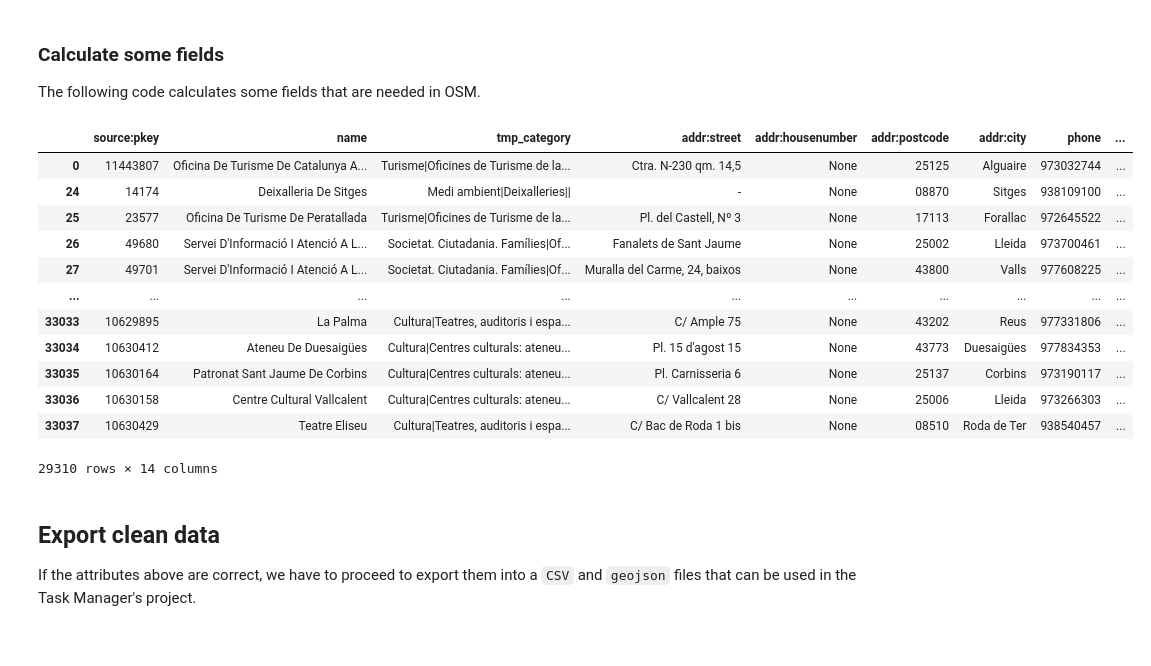
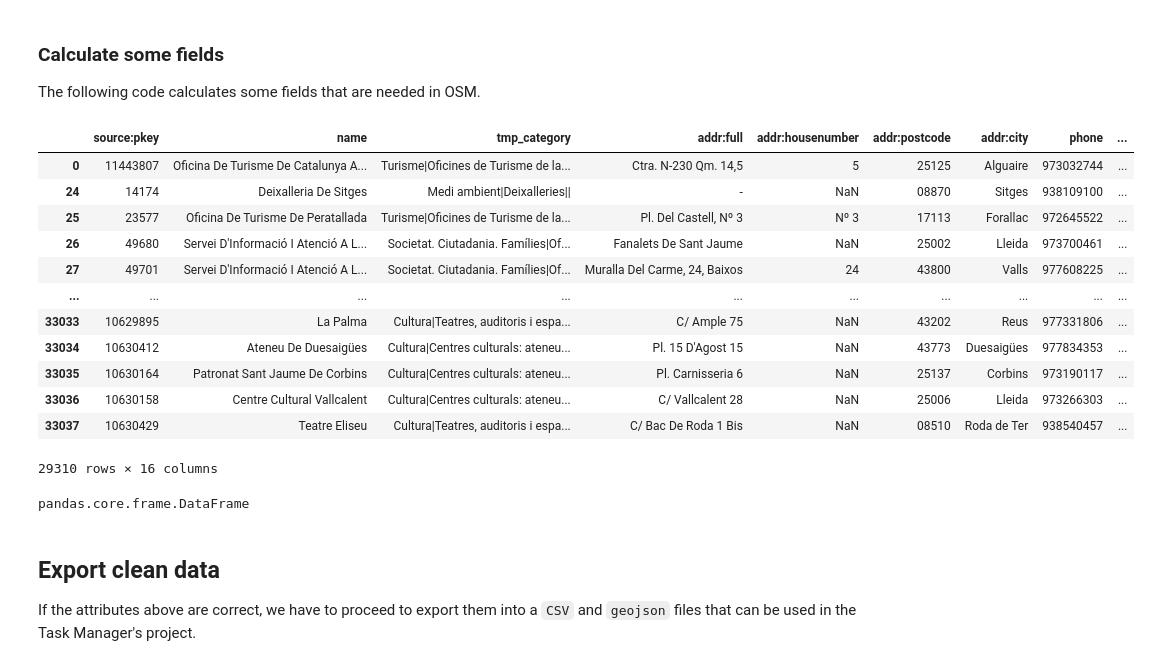
Before and after one commit to ccamara/osm_imports_preparations, a Jupyter notebook: imports/2020_03_equipaments_catalunya/equipaments_cat.ipynb, the cells around one changed output. Cells and saved outputs as stored; diff of their text form; code cells hidden in the pictures.

```diff
--- a/imports/2020_03_equipaments_catalunya/equipaments_cat.ipynb
+++ b/imports/2020_03_equipaments_catalunya/equipaments_cat.ipynb
@@ -110,43 +110,54 @@ The following code calculates some fields that are needed in OSM.
 # %%
 # Fix uppercase.
 gdf['name'] = gdf['name'].str.title()
-gdf['addr:street'] = gdf['addr:street'].str.title()
+
+# Addresses' cleanup.
+gdf['addr:full'] = gdf['addr:full'].str.title()
+# Split address.
+gdf['addr:street'], gdf['addr:housenumber'], gdf['addr:unit'] = gdf['addr:full'].str.split(',', 2).str
+gdf['addr:street'].replace({'C/': 'Carrer'}, inplace=True, regex=True)
+gdf['addr:street'].replace({'Ctra.': 'Carretera'}, inplace=True, regex=True)
+gdf['addr:street'].replace({'Pl.': 'Plaça'}, inplace=True, regex=True)
+gdf['addr:housenumber'] = gdf['addr:housenumber'].replace(regex = 'S/N', value = '')
 
 # Filter out entries without category
 gdf = gdf.dropna(subset=['tmp_category'])
 
 # Remove pharmacies, because they have already been imported
 gdf = gdf[gdf.tmp_category != 'Salut|Farmàcies||']
 
 # Create amenity column according to `CATEGORIA`
 # Health
 gdf.loc[gdf.tmp_category.str.contains("Centres d'atenció primària"), 'amenity' ] = 'clinic'
 gdf.loc[gdf.tmp_category.str.contains("Centres amb atenció continuada"), 'amenity' ] = 'clinic'
 gdf.loc[gdf.tmp_category.str.contains("Centres amb atenció continuada"), 'emergency' ] = 'yes'
 #gdf.loc[gdf.tmp_category.str.contains('Centres de salut mental'), 'amenity' ] = 'social_facility'
 #gdf.loc[gdf.tmp_category.str.contains('Centres de salut mental'), 'social_facility:for' ] = 'social_facility'
 gdf.loc[gdf.tmp_category.str.contains('Hospital'), 'amenity' ] = 'hospital'
 
 # Other
 gdf.loc[gdf.tmp_category.str.contains('Museus'), 'amenity' ] = 'museum'
 gdf.loc[gdf.tmp_category.str.contains('Teatres'), 'amenity' ] = 'theatre'
 
-
 gdf
 # %% [output]
-|  | source:pkey | name | tmp_category | addr:street | addr:housenumber | addr:postcode | addr:city | phone | ... |
-| 0 | 11443807 | Oficina De Turisme De Catalunya A... | Turisme|Oficines de Turisme de la... | Ctra. N-230 qm. 14,5 | None | 25125 | Alguaire | 973032744 | ... |
-| 24 | 14174 | Deixalleria De Sitges | Medi ambient|Deixalleries|| | - | None | 08870 | Sitges | 938109100 | ... |
-| 25 | 23577 | Oficina De Turisme De Peratallada | Turisme|Oficines de Turisme de la... | Pl. del Castell, Nº 3 | None | 17113 | Forallac | 972645522 | ... |
-| 26 | 49680 | Servei D'Informació I Atenció A L... | Societat. Ciutadania. Famílies|Of... | Fanalets de Sant Jaume | None | 25002 | Lleida | 973700461 | ... |
-| 27 | 49701 | Servei D'Informació I Atenció A L... | Societat. Ciutadania. Famílies|Of... | Muralla del Carme, 24, baixos | None | 43800 | Valls | 977608225 | ... |
+|  | source:pkey | name | tmp_category | addr:full | addr:housenumber | addr:postcode | addr:city | phone | ... |
+| 0 | 11443807 | Oficina De Turisme De Catalunya A... | Turisme|Oficines de Turisme de la... | Ctra. N-230 Qm. 14,5 | 5 | 25125 | Alguaire | 973032744 | ... |
+| 24 | 14174 | Deixalleria De Sitges | Medi ambient|Deixalleries|| | - | NaN | 08870 | Sitges | 938109100 | ... |
+| 25 | 23577 | Oficina De Turisme De Peratallada | Turisme|Oficines de Turisme de la... | Pl. Del Castell, Nº 3 | Nº 3 | 17113 | Forallac | 972645522 | ... |
+| 26 | 49680 | Servei D'Informació I Atenció A L... | Societat. Ciutadania. Famílies|Of... | Fanalets De Sant Jaume | NaN | 25002 | Lleida | 973700461 | ... |
+| 27 | 49701 | Servei D'Informació I Atenció A L... | Societat. Ciutadania. Famílies|Of... | Muralla Del Carme, 24, Baixos | 24 | 43800 | Valls | 977608225 | ... |
 | ... | ... | ... | ... | ... | ... | ... | ... | ... | ... |
-| 33033 | 10629895 | La Palma | Cultura|Teatres, auditoris i espa... | C/ Ample 75 | None | 43202 | Reus | 977331806 | ... |
-| 33034 | 10630412 | Ateneu De Duesaigües | Cultura|Centres culturals: ateneu... | Pl. 15 d'agost 15 | None | 43773 | Duesaigües | 977834353 | ... |
-| 33035 | 10630164 | Patronat Sant Jaume De Corbins | Cultura|Centres culturals: ateneu... | Pl. Carnisseria 6 | None | 25137 | Corbins | 973190117 | ... |
-| 33036 | 10630158 | Centre Cultural Vallcalent | Cultura|Centres culturals: ateneu... | C/ Vallcalent 28 | None | 25006 | Lleida | 973266303 | ... |
-| 33037 | 10630429 | Teatre Eliseu | Cultura|Teatres, auditoris i espa... | C/ Bac de Roda 1 bis | None | 08510 | Roda de Ter | 938540457 | ... |
+| 33033 | 10629895 | La Palma | Cultura|Teatres, auditoris i espa... | C/ Ample 75 | NaN | 43202 | Reus | 977331806 | ... |
+| 33034 | 10630412 | Ateneu De Duesaigües | Cultura|Centres culturals: ateneu... | Pl. 15 D'Agost 15 | NaN | 43773 | Duesaigües | 977834353 | ... |
+| 33035 | 10630164 | Patronat Sant Jaume De Corbins | Cultura|Centres culturals: ateneu... | Pl. Carnisseria 6 | NaN | 25137 | Corbins | 973190117 | ... |
+| 33036 | 10630158 | Centre Cultural Vallcalent | Cultura|Centres culturals: ateneu... | C/ Vallcalent 28 | NaN | 25006 | Lleida | 973266303 | ... |
+| 33037 | 10630429 | Teatre Eliseu | Cultura|Teatres, auditoris i espa... | C/ Bac De Roda 1 Bis | NaN | 08510 | Roda de Ter | 938540457 | ... |
-29310 rows × 14 columns
+29310 rows × 16 columns
+# %%
+type(gdf)
+# %% [output]
+pandas.core.frame.DataFrame
 # %% [markdown]
 ## Export clean data
 
```
Also changed, not shown: parts of 4 cells of this notebook, 2 other files.
